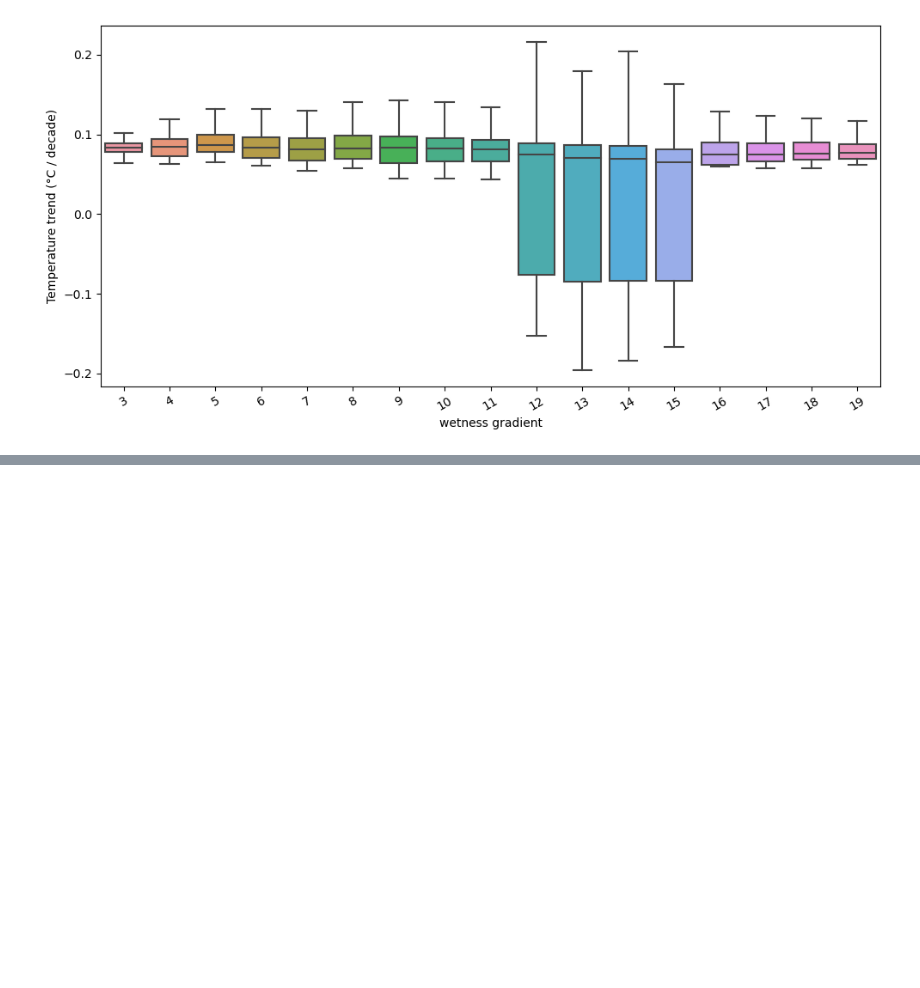
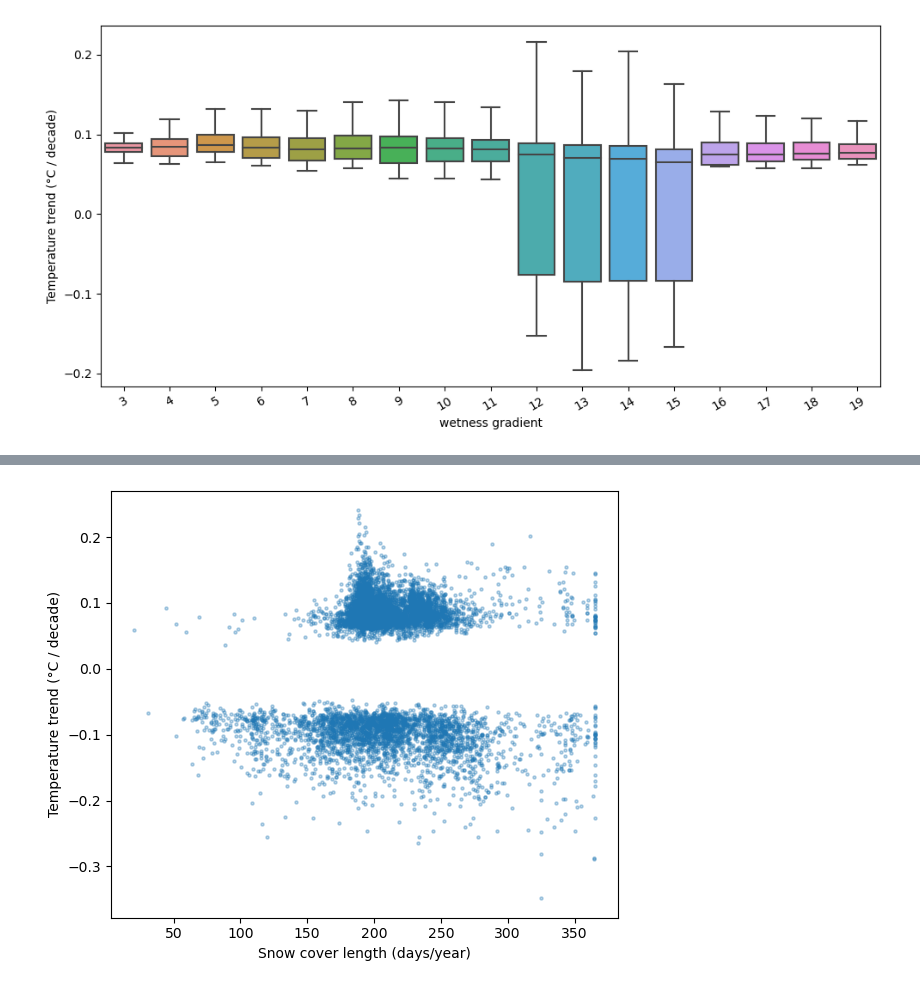
Before and after one commit to soniajdupuis/PhD_analysis, a Jupyter notebook: Paper_3_Analysis/box_plots.ipynb, the cells around one changed output, grey strips where cells are left out. Saved outputs shown, nothing was run; the diff lists cells and outputs as text; code cells hidden in the pictures; blank space fills up the shorter version.

```diff
--- a/Paper_3_Analysis/box_plots.ipynb
+++ b/Paper_3_Analysis/box_plots.ipynb
@@ -291,0 +376,26 @@ snow_cover_mean.plot();
+# %%
+trend_1d = trend['__xarray_dataarray_variable__'].stack(points=("lat", "lon"))
+snow_1d = ssl_interp.stack(points=("lat", "lon"))
+
+mask = (
+    ~np.isnan(trend_1d) &
+    ~np.isnan(snow_1d)
+)
+
+trend_1d = trend_1d[mask]
+snow_1d = snow_1d[mask]
+# %%
+x = snow_1d.to_numpy()
+y = trend_1d.to_numpy()
+# %%
+import matplotlib.pyplot as plt
+
+plt.figure(figsize=(6, 5))
+plt.scatter(x, y, s=5, alpha=0.3)
+
+plt.xlabel("Snow cover length (days/year)")
+plt.ylabel("Temperature trend (°C / decade)")
+plt.tight_layout()
+plt.show()
+# %% [output]
+[figure, added]
```
Also changed, not shown: parts of 17 cells of this notebook, 7 other files.
